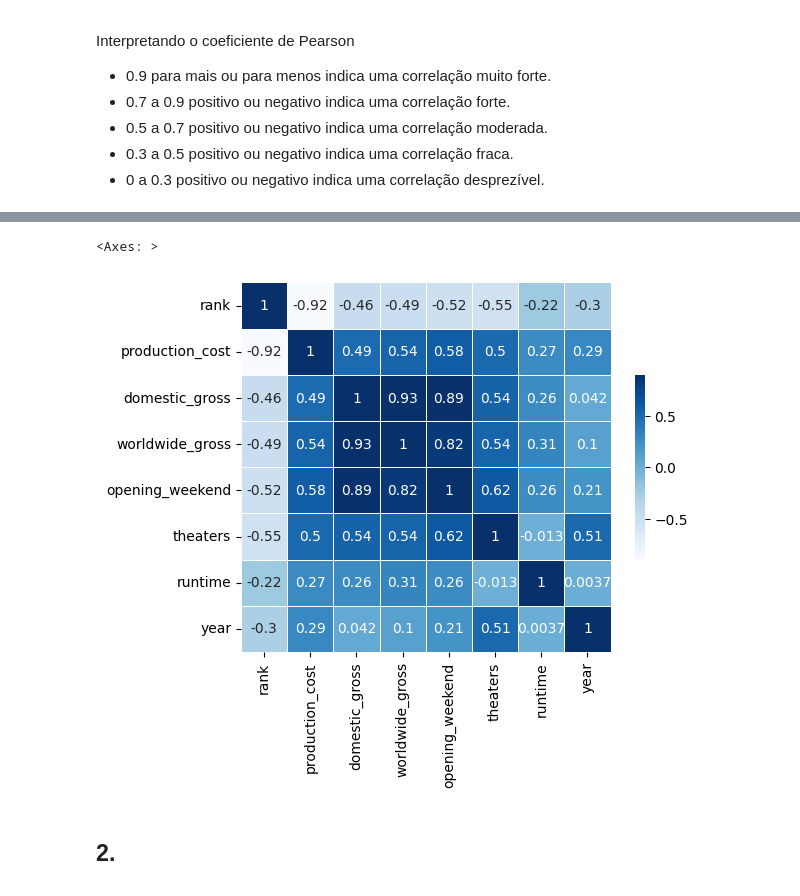
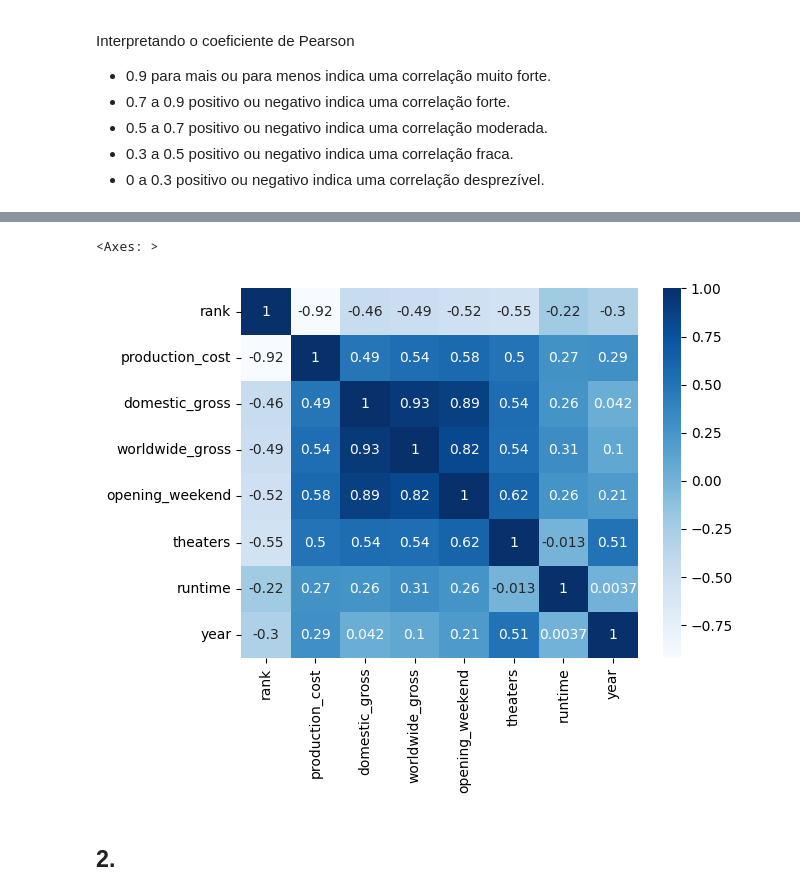
Before and after one commit to arthurabelo/AnaliseFilmesPandas, a Jupyter notebook: Analise_Filmes.ipynb, the cells around one changed output, grey strips where cells are left out. Cells and saved outputs as stored; diff of their text form; code cells hidden in the pictures.

```diff
--- a/Analise_Filmes.ipynb
+++ b/Analise_Filmes.ipynb
@@ -145,7 +145,7 @@ Interpretando o coeficiente de Pearson
 # %%
 colunas_numericas = ['rank', 'production_cost', 'domestic_gross', 'worldwide_gross', 'opening_weekend', 'theaters', 'runtime', 'year']
 # %%
-correlacao = df_filmes[colunas_numericas].corr(method="pearson")
+correlacao = df_filmes[colunas_numericas].corr()
 correlacao
 # %% [output]
 |  | rank | production_cost | domestic_gross | worldwide_gross | opening_weekend | theaters | runtime | ... |
@@ -158,11 +158,10 @@ correlacao
 | runtime | -0.219339 | 0.273057 | 0.262348 | 0.313970 | 0.261564 | -0.012624 | 1.000000 | ... |
 | year | -0.296317 | 0.289846 | 0.041829 | 0.104909 | 0.209180 | 0.509213 | 0.003725 | ... |
 # %%
-sb.heatmap(correlacao, cmap='Blues', annot=True, vmax=.9, vmin=-.9, center=0,
-            square=True, linewidths=.5, cbar_kws={"shrink": .5})
+sb.heatmap(correlacao, cmap='Blues', annot=True)
 # %% [output]
 <Axes: >
-[figure, old version]
+[figure, new version]
 # %% [markdown]
 ## 2.
 # %% [markdown]
```
Also changed, not shown: parts of 7 cells of this notebook.
